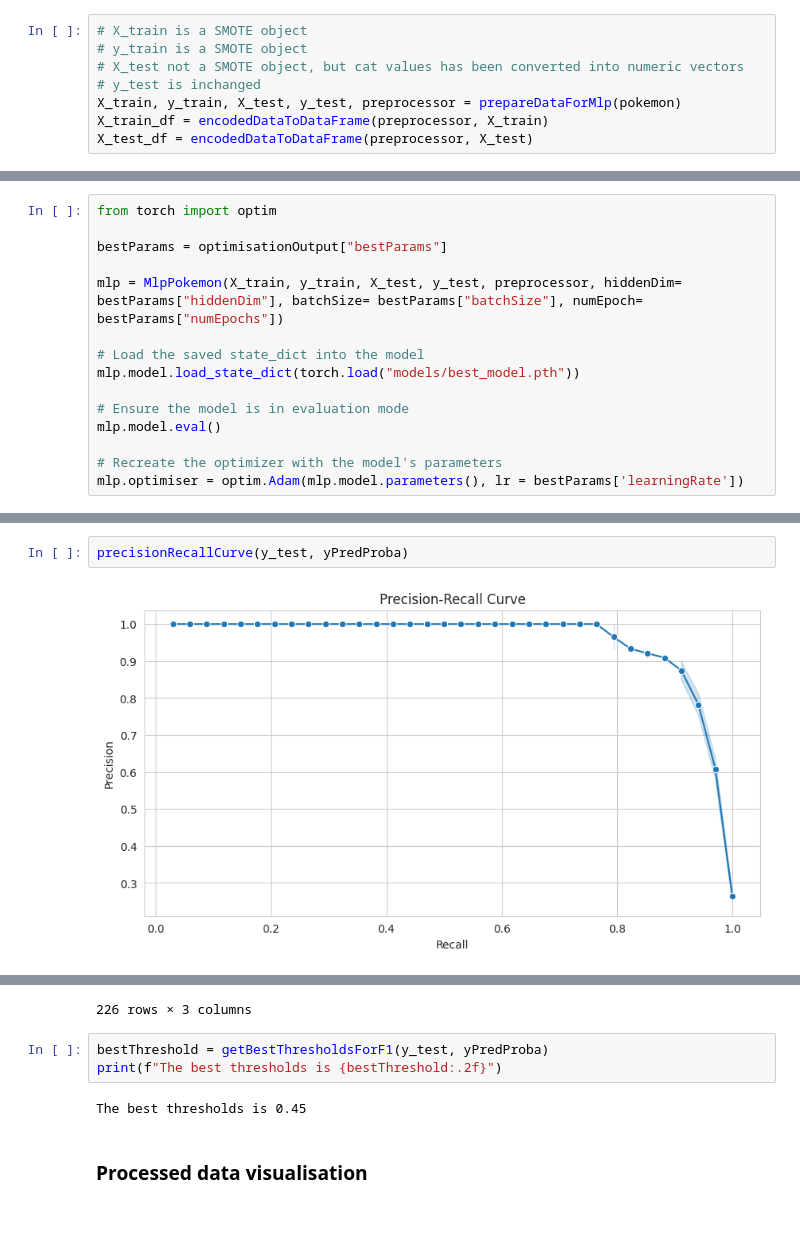
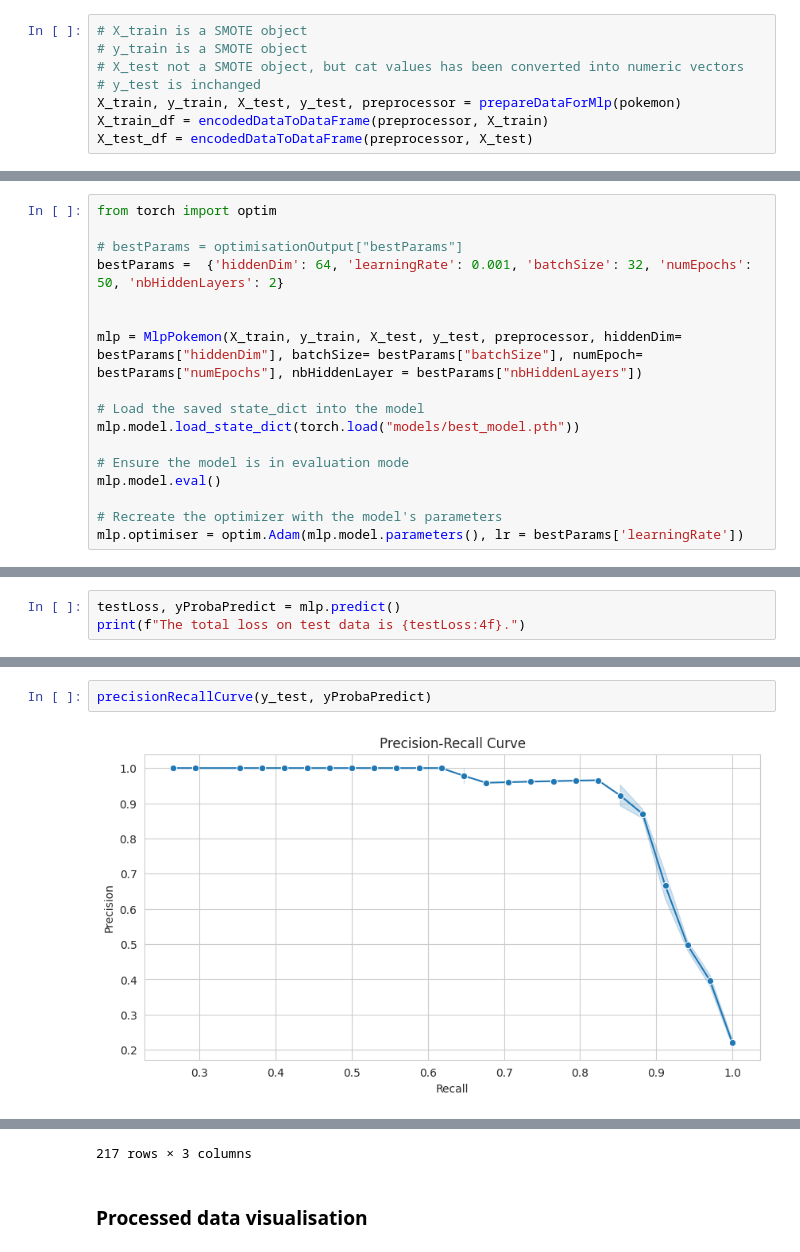
Before and after one commit to Edmondbrn/MLP_pytorch, a Jupyter notebook: MLP_myself.ipynb, the cells around one changed output, grey strips where cells are left out. Cells and saved outputs as stored; diff of their text form; blank space fills up the shorter version.

Commit message:
Finalisation of the notebook and addition of the number of hidden layers in optimisation

```diff
--- a/MLP_myself.ipynb
+++ b/MLP_myself.ipynb
@@ -77,9 +83,11 @@ Seuil moyen: 0.7333 ± 0.0850
 # %%
 from torch import optim
 
-bestParams = optimisationOutput["bestParams"]
+# bestParams = optimisationOutput["bestParams"]
+bestParams =  {'hiddenDim': 64, 'learningRate': 0.001, 'batchSize': 32, 'numEpochs': 50, 'nbHiddenLayers': 2}
 
-mlp = MlpPokemon(X_train, y_train, X_test, y_test, preprocessor, hiddenDim= bestParams["hiddenDim"], batchSize= bestParams["batchSize"], numEpoch= bestParams["numEpochs"])
+
+mlp = MlpPokemon(X_train, y_train, X_test, y_test, preprocessor, hiddenDim= bestParams["hiddenDim"], batchSize= bestParams["batchSize"], numEpoch= bestParams["numEpochs"], nbHiddenLayer = bestParams["nbHiddenLayers"])
 
 # Load the saved state_dict into the model
 mlp.model.load_state_dict(torch.load("models/best_model.pth"))
@@ -91,0 +102,3 @@ mlp.optimiser = optim.Adam(mlp.model.parameters(), lr = bestParams['learningRate
+# %%
+testLoss, yProbaPredict = mlp.predict()
+print(f"The total loss on test data is {testLoss:4f}.")
@@ -141,5 +151,5 @@ rocCurve(y_test, yPredProba)
 # %%
-precisionRecallCurve(y_test, yPredProba)
+precisionRecallCurve(y_test, yProbaPredict)
 # %% [output]
-[figure, old version]
+[figure, new version]
 |  | Precision | Recall | thresholds |
@@ -157,9 +167,4 @@ precisionRecallCurve(y_test, yPredProba)
-226 rows × 3 columns
+217 rows × 3 columns
-# %%
-bestThreshold = getBestThresholdsForF1(y_test, yPredProba)
-print(f"The best thresholds is {bestThreshold:.2f}")
-# %% [output]
-The best thresholds is 0.45
 # %% [markdown]
 ### Processed data visualisation
 # %% [markdown]
```
Also changed, not shown: parts of 22 cells of this notebook, 3 other files.
